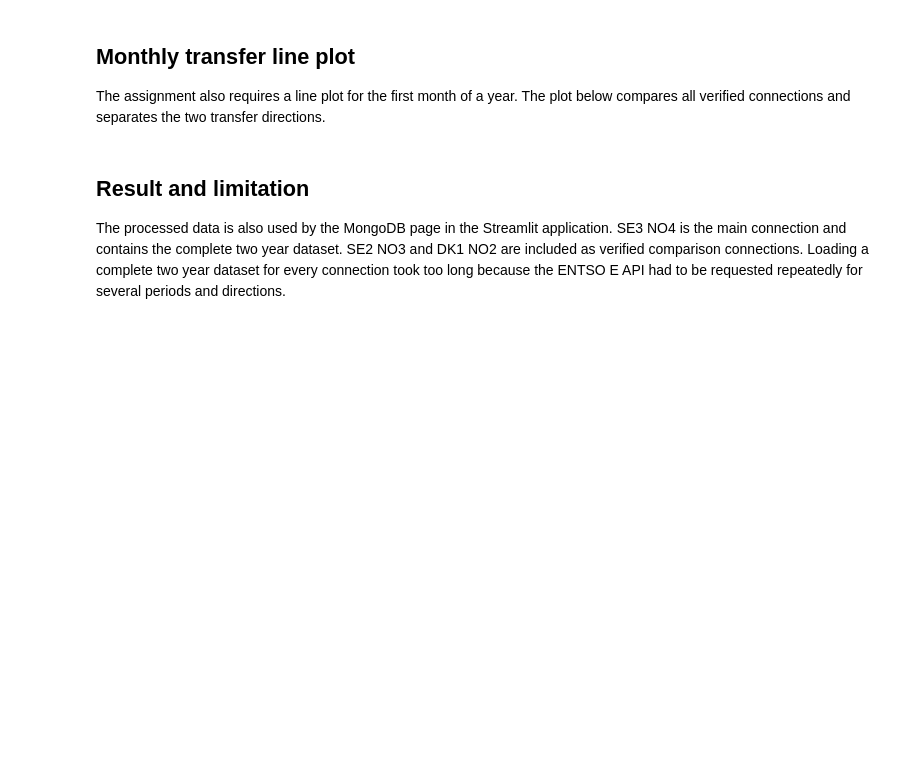
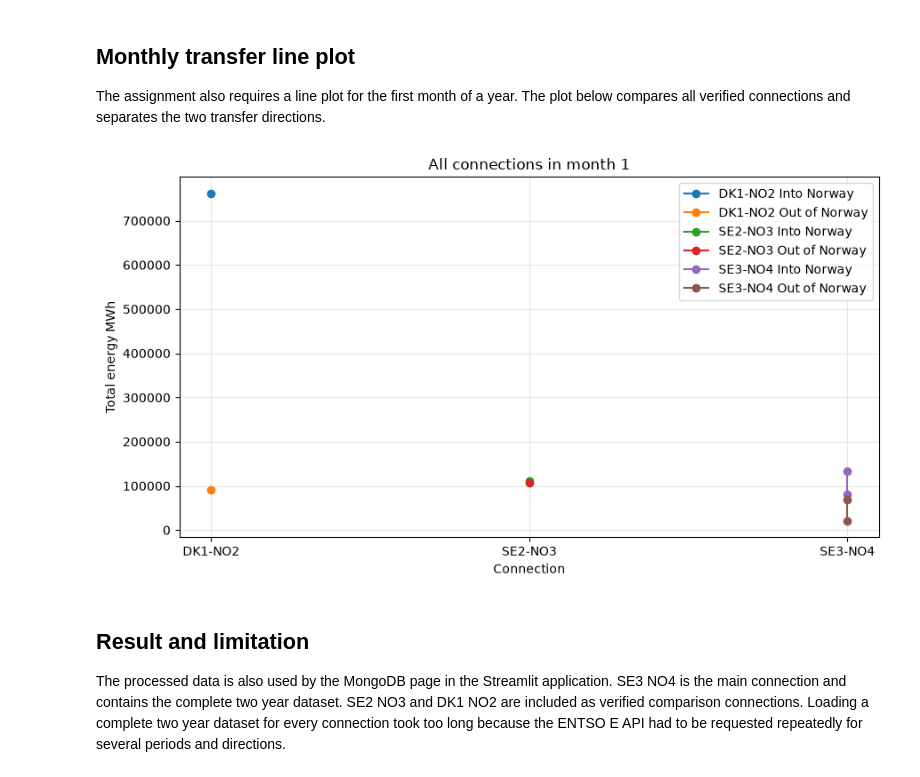
Before and after one commit to Mehdij1511/IND320-Mehdij1511, a Jupyter notebook: Project Notebooks/ProjectPart2.ipynb, the cells around one changed output. Cells and saved outputs as stored; diff of their text form; code cells hidden in the pictures; blank space fills up the shorter version.

```diff
--- a/Project Notebooks/ProjectPart2.ipynb
+++ b/Project Notebooks/ProjectPart2.ipynb
@@ -110,22 +115,29 @@ The assignment also requires a line plot for the first month of a year. The plot
 # %%
 # Select the first month available in the processed dataset.
 first_month_number = int(monthly_flows["month"].min())
 first_month = monthly_flows[monthly_flows["month"] == first_month_number].copy()
 
 # Create a separate series for each connection and transfer direction.
 first_month["series"] = first_month["connection"] + " " + first_month["direction"]
 
 # Create a line plot for the selected month.
-fig_line = px.line(
-    first_month,
-    x="connection",
-    y="total_energy_mwh",
-    color="series",
-    markers=True,
-    title=f"All connections in month {first_month_number}",
-    labels={"total_energy_mwh": "Total energy MWh", "connection": "Connection"},
-)
-fig_line
+fig, ax = plt.subplots(figsize=(9, 5))
+for series_name, series_data in first_month.groupby("series"):
+    ax.plot(
+        series_data["connection"],
+        series_data["total_energy_mwh"],
+        marker="o",
+        label=series_name,
+    )
+ax.set_title(f"All connections in month {first_month_number}")
+ax.set_xlabel("Connection")
+ax.set_ylabel("Total energy MWh")
+ax.legend()
+ax.grid(alpha=0.3)
+plt.tight_layout()
+plt.show()
+# %% [output]
+[figure, added]
 # %% [markdown]
 ## Result and limitation
 
```
Also changed, not shown: parts of 2 cells of this notebook, 3 other files.
